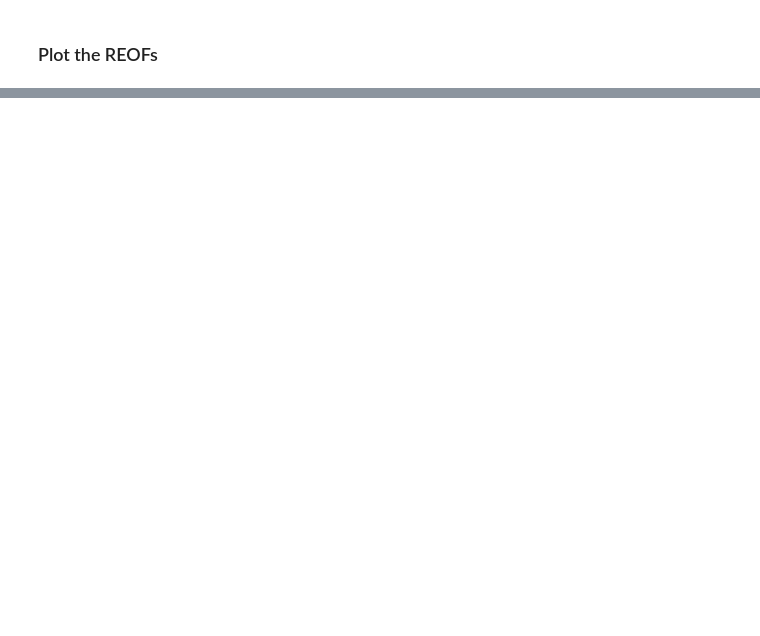
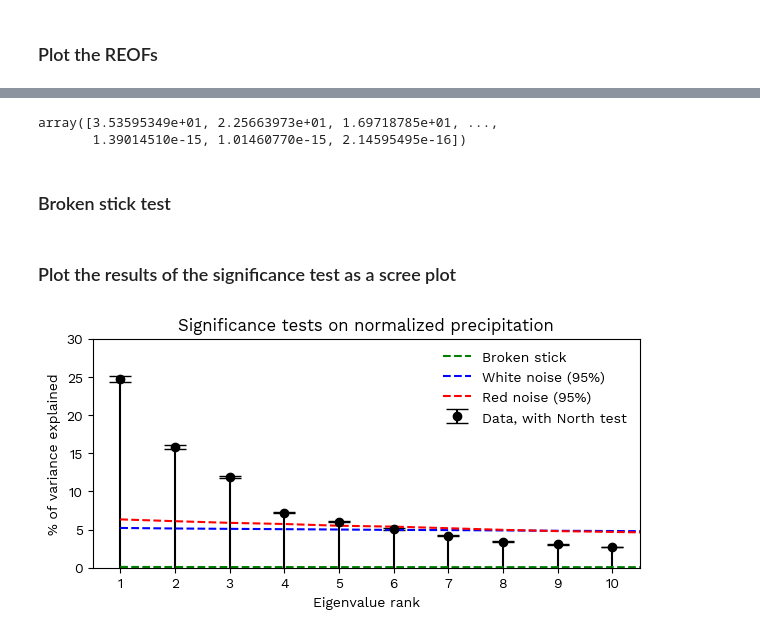
Before and after one commit to alex-saunders00/geog696CProject, a Jupyter notebook: scr/dataAnalysis/calcEOF_precip.ipynb, the cells around one changed output, grey strips where cells are left out. Cells and saved outputs as stored; diff of their text form; code cells hidden in the pictures; blank space fills up the shorter version.

```diff
--- a/scr/dataAnalysis/calcEOF_precip.ipynb
+++ b/scr/dataAnalysis/calcEOF_precip.ipynb
@@ -350,0 +433,2 @@ IndexError: too many indices for array: array is 2-dimensional, but 3 were index
+# %%
+C, U, S, V = getEigenValsFull(anom)
@@ -350,0 +442,8 @@ IndexError: too many indices for array: array is 2-dimensional, but 3 were index
+# %%
+# Define no of Monte Carlo simulations, and confidence interval for significance threshold
+iterations=10
+sigThresh=95
+
+# Get mean and stdev of data values for conditioning the noise
+mu = anom.mean(axis=0)
+sigma = anom.std(axis=0)
@@ -350,0 +511,5 @@ IndexError: too many indices for array: array is 2-dimensional, but 3 were index
+# %%
+S*fac
+# %% [output]
+array([3.53595349e+01, 2.25663973e+01, 1.69718785e+01, ...,
+       1.39014510e-15, 1.01460770e-15, 2.14595495e-16])
@@ -350,0 +527,43 @@ IndexError: too many indices for array: array is 2-dimensional, but 3 were index
+# %% [markdown]
+### Broken stick test
+# %%
+def broken_stick_model(ev):
+    # ev is the vector of eigenvalues
+    n = len(ev)
+    bsm = np.empty(n)  # Pre-allocate an array
+    for i in range(1, n + 1):
+        bsm[i - 1] = np.sum(1 / np.arange(i, n + 1)) / n # bsm will sum to 1, it is the fraction of the whole for each segment
+    return (bsm)
+# Apply Broken Stick Function to our eigenvalues
+bsm = broken_stick_model(S)*100
+# %% [markdown]
+### Plot the results of the significance test as a scree plot
+# %%
+fig, ax = plt.subplots(figsize=(6,3), constrained_layout=True)
+
+# Plot eigen values % of variacne explained
+nEigToPlot=10
+iplotShort=np.arange(1,nEigToPlot+1)
+iplot=np.arange(1,len(SVar)+1)
+ax.stem(iplotShort, SVar[:nEigToPlot], basefmt=" ", markerfmt='', linefmt='k-')#, label='data eigenvalues')
+
+# North errors
+ax.errorbar(iplotShort, SVar[:nEigToPlot], yerr=north_errorsVar[:nEigToPlot], capsize=8, fmt="ko", label='Data, with North test')
+# plt.errorbar(iplot, SVar, yerr=north_errors, capsize=8, fmt="ko-", markerfacecolor='none', label='Data, with North test')
+
+# Broken stick
+ax.plot(iplot, bsm, linestyle="--", color="g", label='Broken stick')
+
+ax.set_ylim([0,30])
+ax.set_xlim([0.5,10.5])
+
+# Monte Carlo approaches - red and white noise
+ax.plot(iplot, SsimVarSig, linestyle="--", color="b", label="White noise (95%)")
+ax.plot(iplot, SsimVarSigR, linestyle="--", color="r", label="Red noise (95%)")
+ax.legend(frameon=False)
+ax.set_xlabel('Eigenvalue rank')
+ax.set_ylabel('% of variance explained')
+ax.set_title("Significance tests on normalized precipitation")
+ax.set_xticks([1,2,3,4,5,6,7,8,9,10]);
+# %% [output]
+[figure, added]
```
Also changed, not shown: parts of 36 cells of this notebook, 2 other files.
